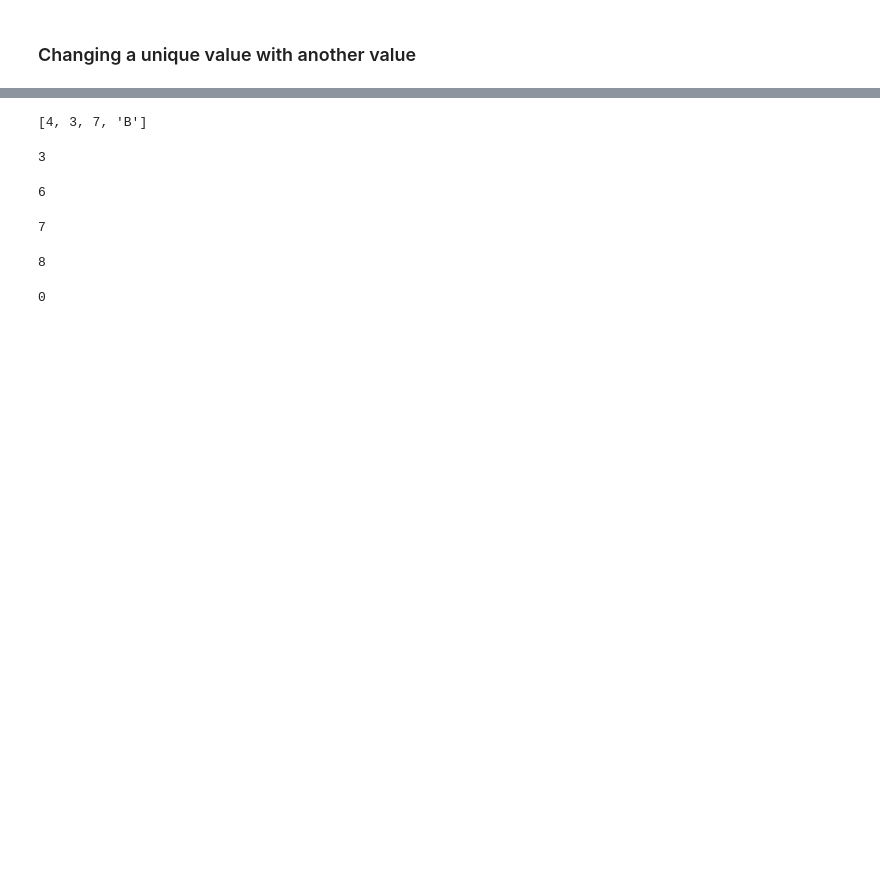
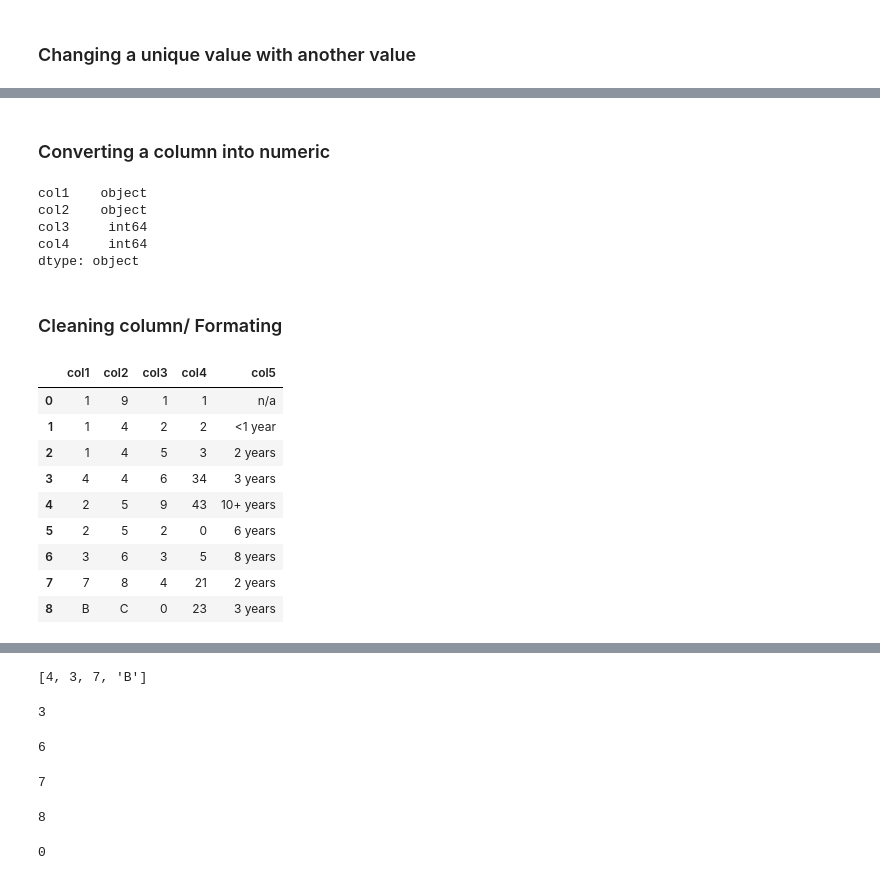
Before and after one commit to serdarbozoglan/My_Python, a Jupyter notebook: Templates/PYTHON_TEMPLATE.ipynb, the cells around one changed output, grey strips where cells are left out. Drawn from its saved outputs; the diff is of its cells as text; code cells hidden in the pictures; blank space fills up the shorter version.

```diff
--- a/Templates/PYTHON_TEMPLATE.ipynb
+++ b/Templates/PYTHON_TEMPLATE.ipynb
@@ -93,0 +519,2 @@ df4
+# %%
+df4['col4'] = ['1%', '2%', '3%', '34%', '43%', '0%', '5%', '21%', '23%']
@@ -93,0 +536,2 @@ df4
+# %%
+df4['col4'] = df4['col4'].map(lambda x: x.strip('%'))
@@ -93,0 +559,29 @@ df4
+# %% [markdown]
+### Converting a column into numeric
+# %%
+df4['col4'] = df4['col4'].apply(pd.to_numeric, errors='coerce')
+# %%
+df4.dtypes
+# %% [output]
+col1    object
+col2    object
+col3     int64
+col4     int64
+dtype: object
+# %% [markdown]
+### Cleaning column/ Formating
+# %%
+df4['col5'] = ['n/a', '<1 year', '2 years', '3 years', '10+ years', '6 years', '8 years', "2 years", '3 years']
+# %%
+df4
+# %% [output]
+|  | col1 | col2 | col3 | col4 | col5 |
+| 0 | 1 | 9 | 1 | 1 | n/a |
+| 1 | 1 | 4 | 2 | 2 | <1 year |
+| 2 | 1 | 4 | 5 | 3 | 2 years |
+| 3 | 4 | 4 | 6 | 34 | 3 years |
+| 4 | 2 | 5 | 9 | 43 | 10+ years |
+| 5 | 2 | 5 | 2 | 0 | 6 years |
+| 6 | 3 | 6 | 3 | 5 | 8 years |
+| 7 | 7 | 8 | 4 | 21 | 2 years |
+| 8 | B | C | 0 | 23 | 3 years |
```
Also changed, not shown: parts of 126 cells of this notebook.
